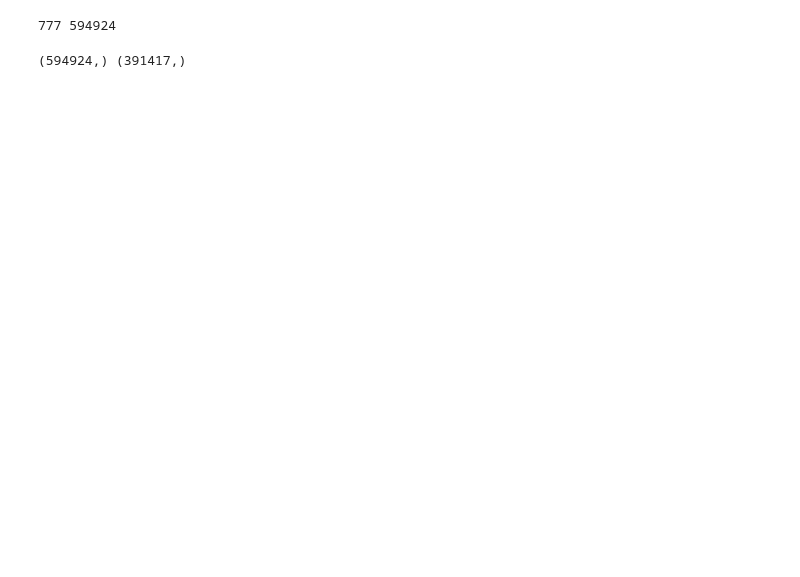
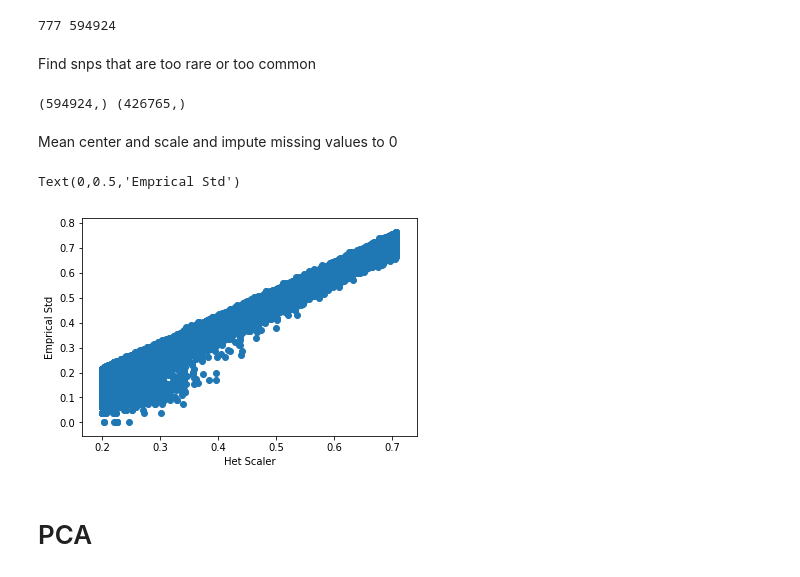
Before and after one commit to ChiChunLiu/pcshrink, a Jupyter notebook: notebooks/naive-holdout-method.ipynb, the cells around one changed output. Saved outputs shown, nothing was run; the diff lists cells and outputs as text; code cells hidden in the pictures; blank space fills up the shorter version.

```diff
--- a/notebooks/naive-holdout-method.ipynb
+++ b/notebooks/naive-holdout-method.ipynb
@@ -19,12 +35,19 @@ Wall time: 7.52 s
 print(data.n, data.p)
 # %% [output]
 777 594924
+# %% [markdown]
+Find snps that are too rare or too common
 # %%
-f = np.nansum(data.Y, axis=1) / (2. * data.n)
-snp_idx = np.where((f > .05) & (f < .95))[0]
+# use allele frequency estimator from Price et al. 2006
+f = (1. + np.nansum(data.Y, axis=1)) / (2 + (2. * data.n))
+
+# keep snps that aren't too rare or common
+snp_idx = np.where((f > .02) & (f < .98))[0]
 print(f.shape, snp_idx.shape)
 # %% [output]
-(594924,) (391417,)
+(594924,) (426765,)
+# %% [markdown]
+Mean center and scale and impute missing values to 0
 # %%
 Z = data.Y[snp_idx, :]
 
@@ -34,5 +62,14 @@ het = np.sqrt(2. * f[snp_idx] * (1. - f[snp_idx])).reshape(len(snp_idx), 1)
 
 Z = (Z - mu) / het
 Z[np.isnan(Z)] = 0.0
+# %%
+plt.scatter(het, std)
+plt.xlabel("Het Scaler")
+plt.ylabel("Emprical Std")
+# %% [output]
+Text(0,0.5,'Emprical Std')
+[figure, added]
+# %% [markdown]
+# PCA
 # %%
 %%time
```
Also changed, not shown: parts of 20 cells of this notebook, 1 other file.
